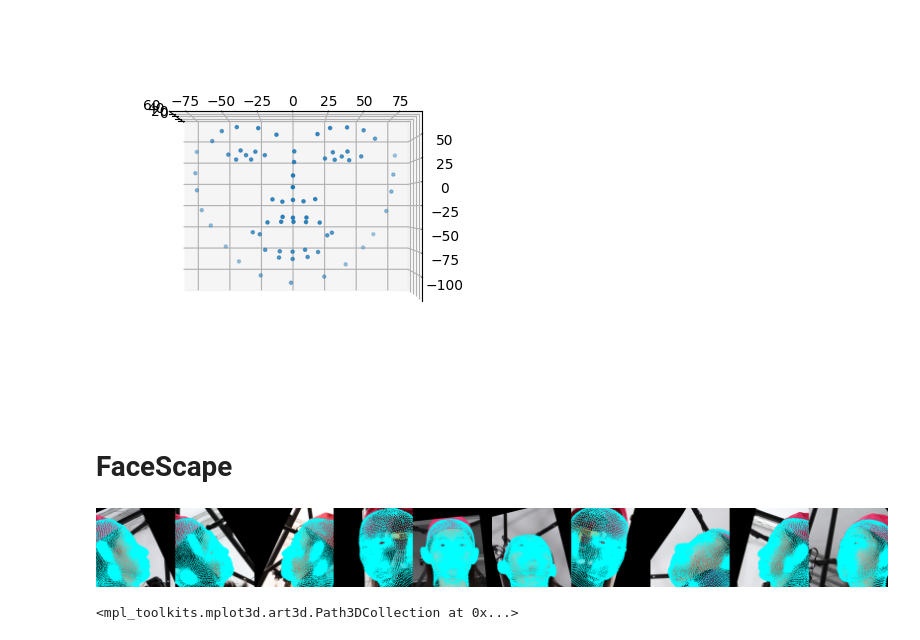
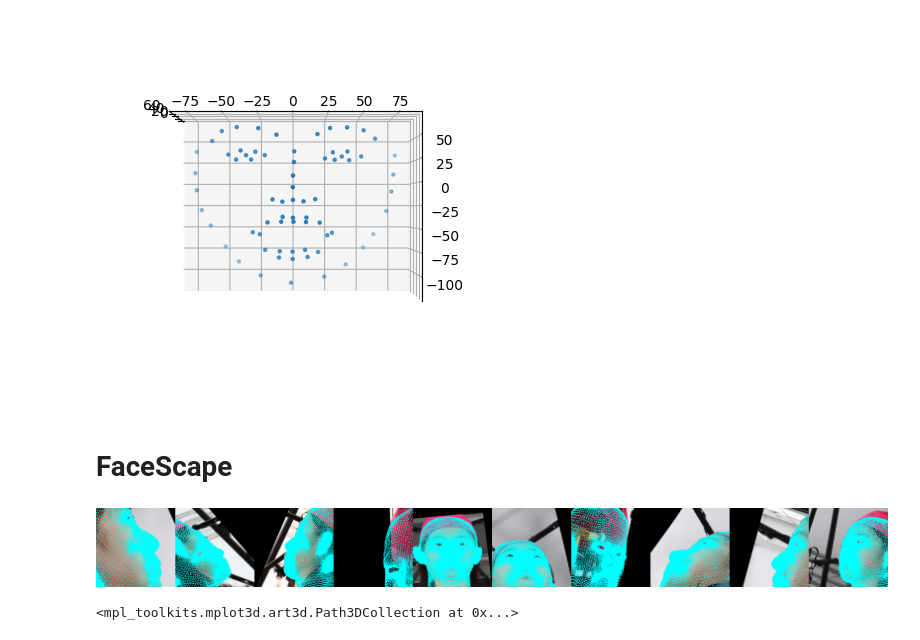
Before and after one commit to florisdf/continuous_landmarks, a Jupyter notebook: notebooks/01_face_alignment.ipynb, the cells around one changed output. Drawn from its saved outputs; the diff is of its cells as text; code cells hidden in the pictures.

```diff
--- a/notebooks/01_face_alignment.ipynb
+++ b/notebooks/01_face_alignment.ipynb
@@ -69,19 +67,18 @@ ax.scatter(*ds_fitymi.canonical.T, s=5)
 # %%
 from continuous_landmarks.dataset import facescape
 
 ds_facescape = facescape.FaceScapeLandmarkDataset(
     '/apollo/datasets/FaceScape',
-    canon_shape,
-    ComposeWithPoints([
-        AlignImageWithPoints(facescape.get_eyes_mouth),
-        ResizeWithPoints(224),
+    Compose([
+        Align(facescape.get_eyes_mouth),
+        RandomResizedCrop(224),
     ]),
     filter_public=True
 )
 
 Image.fromarray(np.hstack([draw_points(*ds_facescape[i], size=1) for i in range(10)]))
 # %% [output]
-[figure, old version]
+[figure, new version]
 # %%
 fig = plt.figure()
 ax = fig.add_subplot(projection='3d')
```
Also changed, not shown: parts of 3 cells of this notebook, 4 other files.
